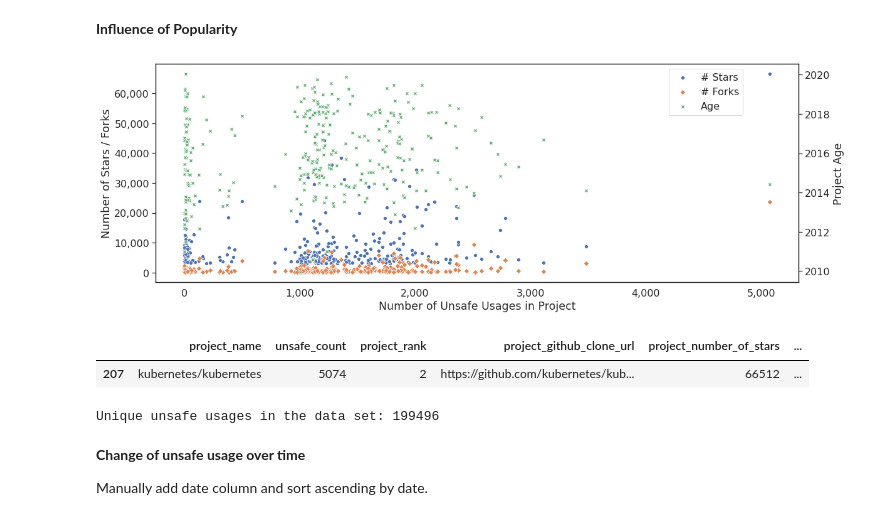
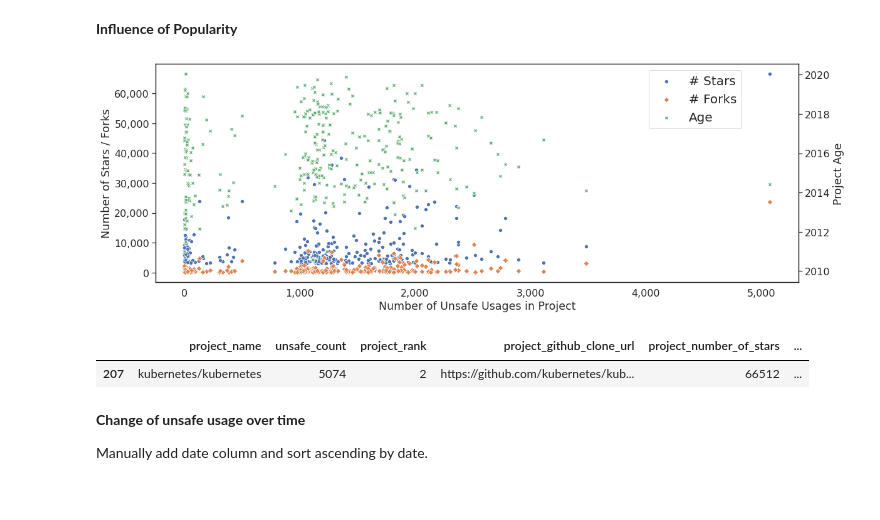
Before and after one commit to jlauinger/master-of-science, a Jupyter notebook: code/data-survey/analysis/figures-thesis.ipynb, the cells around one changed output. Cells and saved outputs as stored; diff of their text form; code cells hidden in the pictures.

Commit message:
update analysis notebooks and figures

```diff
--- a/code/data-survey/analysis/figures-thesis.ipynb
+++ b/code/data-survey/analysis/figures-thesis.ipynb
@@ -128,38 +134,0 @@ plt.show()
-# %%
-# by far preferred version: combine share and total number of unsafe packages by registry
-
-df = packages_df\
-    .drop_duplicates(subset=['import_path', 'dir', 'module_path', 'module_version']).dropna()\
-    .groupby('module_registry')['package_unsafe_sum']\
-    .agg(total='count', unsafe=lambda x: np.count_nonzero(x),
-         unsafe_share=lambda x: np.count_nonzero(x)/len(x), one=lambda x: 1)\
-    .reset_index()\
-    .sort_values(by='unsafe_share', ascending=False)[:30]
-
-sns.set(style="white")
-
-fig, axs = plt.subplots(nrows=1, ncols=2, sharey=True, figsize=(17, 6), gridspec_kw={'width_ratios': [1, 4]})
-fig.subplots_adjust(wspace=0)
-
-# Plot the total package share (1)
-sns.set_color_codes("pastel")
-sns.barplot(x="one", y="module_registry", data=df,
-            label="Total", color="b", ax=axs[0])
-
-# Plot the unsafe packages share
-sns.set_color_codes("muted")
-sns.barplot(x="unsafe_share", y="module_registry", data=df,
-            label="Unsafe", color="b", ax=axs[0])
-
-# Plot the total package count
-sns.set_color_codes("pastel")
-sns.barplot(x="total", y="module_registry", data=df,
-            label="Total", color="g", ax=axs[1])
-
-# Add a legend and informative axis label
-axs[0].legend(ncol=2, loc="lower center", frameon=True)
-axs[0].set(ylabel="", xlabel="Share of Unsafe Packages by Module Registry")
-axs[1].set(ylabel="", xlabel="Total Package Number for Registry")
-sns.despine(left=True, bottom=True)
-
-plt.savefig('/root/data/figures/thesis/chapter4/unsafe-packages-by-registry-n30.pdf')
@@ -212,45 +179,37 @@ unsafe_by_project_features_df = pd.merge(df2, projects_df, how='left', on='proje
 # %%
 sns.set_color_codes("pastel")
 sns.set(style='white', font_scale=1.45)
 
 fig, ax = plt.subplots(figsize=(17, 6))
 
 sns.scatterplot(data=unsafe_by_project_features_df, x='unsafe_count', y='project_number_of_stars', marker='o', ax=ax)
 sns.scatterplot(data=unsafe_by_project_features_df, x='unsafe_count', y='project_number_of_forks', marker='D', ax=ax)
 
 ax2 = ax.twinx()
 
 sns.scatterplot(data=[], ax=ax2)
 sns.scatterplot(data=[], ax=ax2)
 sns.scatterplot(data=unsafe_by_project_features_df, x='unsafe_count', y='project_created_at', marker='X', ax=ax2)
 
 # Add legend and axis labels
-fig.legend(['# Stars', '# Forks', 'Age'], loc='upper right', bbox_to_anchor=(0.85, 0.93))
+fig.legend(['# Stars', '# Forks', 'Age'], loc='upper right', bbox_to_anchor=(0.85, 0.93), fontsize=20)
 ax.set_xlabel('Number of Unsafe Usages in Project')
 ax.set_ylabel('Number of Stars / Forks')
 ax2.set_ylabel('Project Age')
 
 # Add thousands separator to axes
 ax.get_xaxis().set_major_formatter(matplotlib.ticker.FuncFormatter(lambda x, p: format(int(x), ',')))
 ax.get_yaxis().set_major_formatter(matplotlib.ticker.FuncFormatter(lambda x, p: format(int(x), ',')))
 
 plt.tight_layout()
 plt.savefig('/root/data/figures/thesis/chapter4/correlation-popularity.pdf')
 # %% [output]
-[figure, old version]
+[figure, new version]
 # %%
 unsafe_by_project_features_df[unsafe_by_project_features_df['unsafe_count']>3500]
 # %% [output]
 |  | project_name | unsafe_count | project_rank | project_github_clone_url | project_number_of_stars | ... |
 | 207 | kubernetes/kubernetes | 5074 | 2 | https://github.com/kubernetes/kub... | 66512 | ... |
-# %%
-unique_unsafe_usages_count = geiger_df.drop_duplicates(subset=['column', 'line_number', 'file_name', 'package_dir',
-                                  'package_import_path', 'module_version'])\
-    ['text'].count()
-
-print("Unique unsafe usages in the data set: {}".format(unique_unsafe_usages_count))
-# %% [output]
-Unique unsafe usages in the data set: 199496
 # %% [markdown]
 **Change of unsafe usage over time**
 
```
Also changed, not shown: parts of 13 cells of this notebook, 6 other files.
